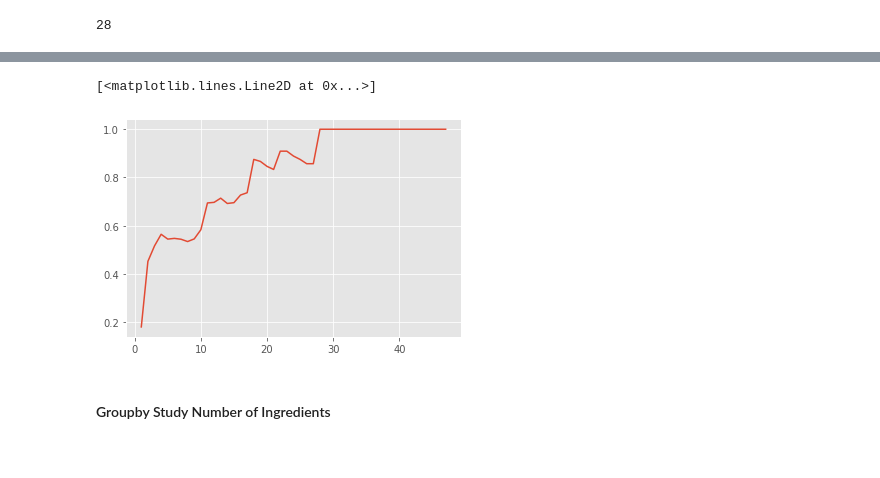
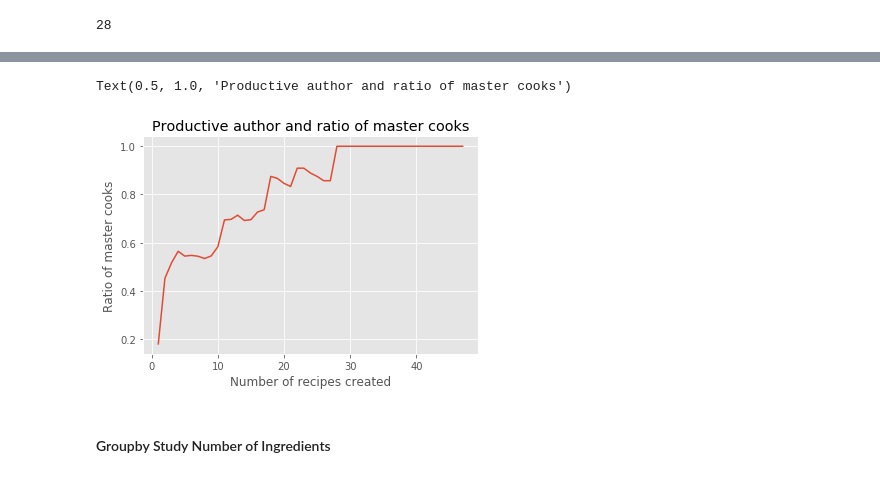
Before and after one commit to shimmer-croissant0707/web_scraping_project, a Jupyter notebook: Web_Scraping_Project.ipynb, the cells around one changed output, grey strips where cells are left out. Cells and saved outputs as stored; diff of their text form; code cells hidden in the pictures.

```diff
--- a/Web_Scraping_Project.ipynb
+++ b/Web_Scraping_Project.ipynb
@@ -613,8 +594,11 @@ a
 # %%
 a_list = list(zip(*a))
 plt.plot(a_list[0], a_list[1])
+plt.xlabel("Number of recipes created")
+plt.ylabel("Ratio of master cooks")
+plt.title("Productive author and ratio of master cooks")
 # %% [output]
-[<matplotlib.lines.Line2D at 0x...>]
+Text(0.5, 1.0, 'Productive author and ratio of master cooks')
-[figure, old version]
+[figure, new version]
 # %% [markdown]
 #### Groupby Study Number of Ingredients
```
Also changed, not shown: parts of 24 cells of this notebook, 2 other files.
